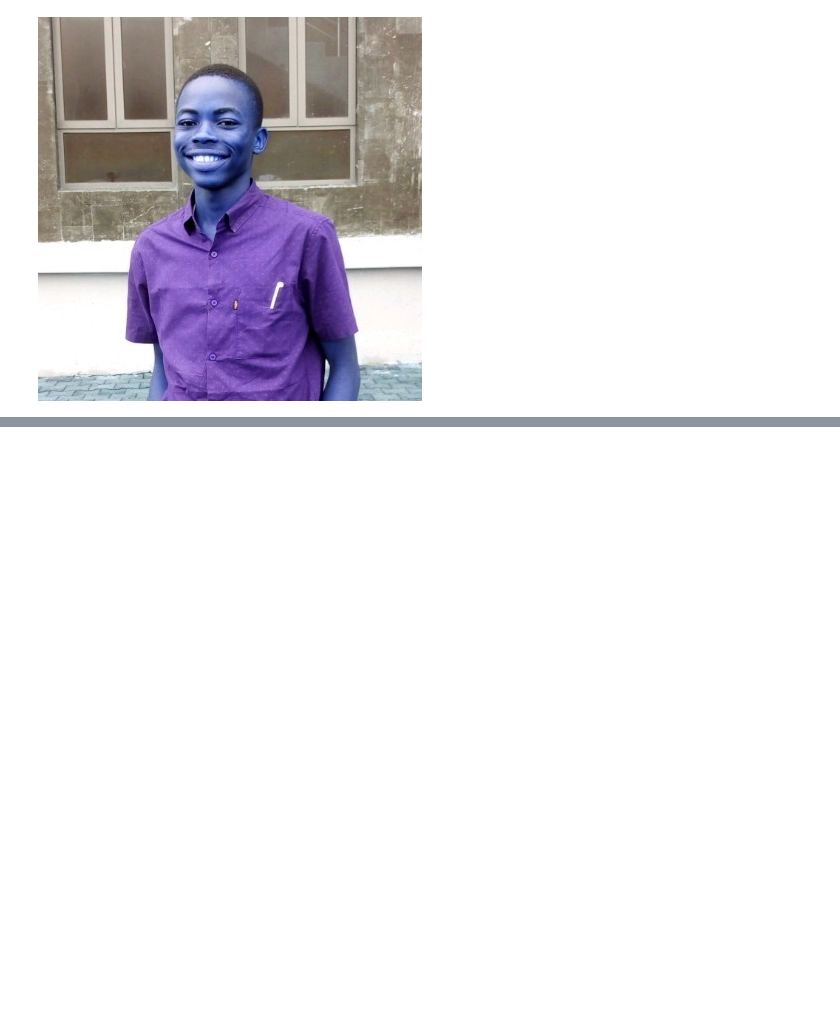
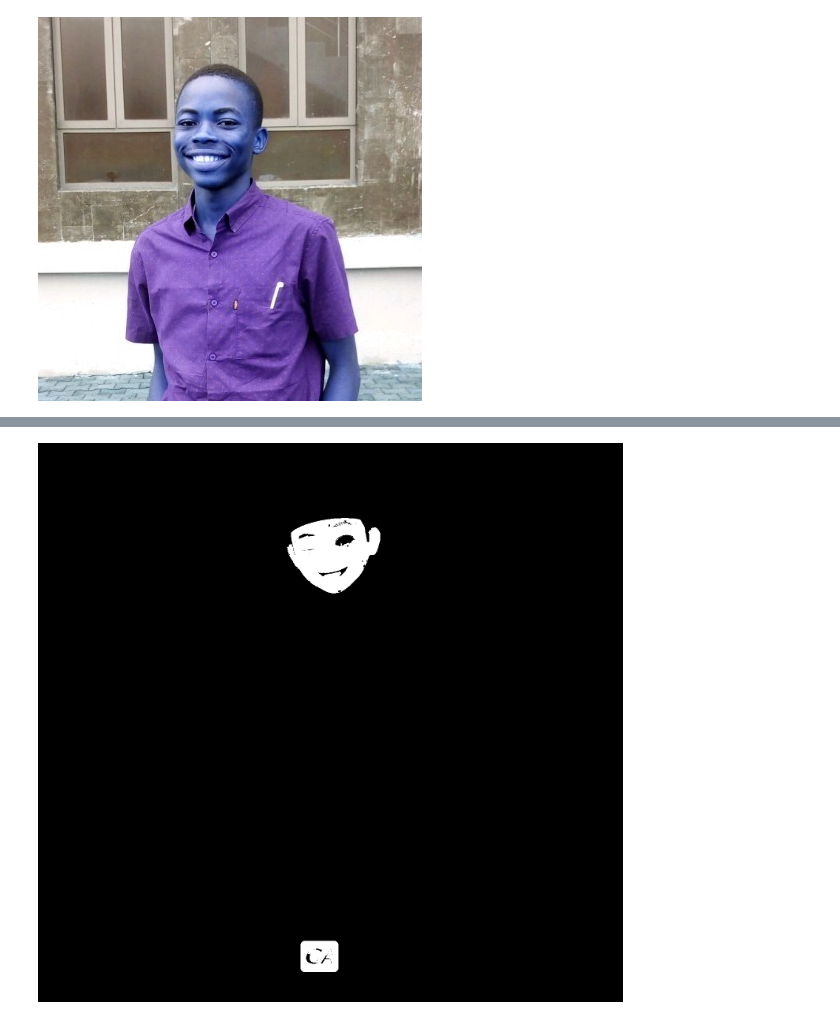
Before and after one commit to anice1/Intro-to-CV, a Jupyter notebook: Learning_Open_CV_(RGB).ipynb, the cells around one changed output, grey strips where cells are left out. Cells and saved outputs as stored; diff of their text form; code cells hidden in the pictures; blank space fills up the shorter version.

```diff
--- a/Learning_Open_CV_(RGB).ipynb
+++ b/Learning_Open_CV_(RGB).ipynb
@@ -141,0 +160,7 @@ cv2_imshow(bgr_image)
+# %%
+lower_range = np.array([0,30, 70])
+upper_range = np.array([15,255, 255])
+mask1 = cv2.inRange(x_hsv_image, lower_range, upper_range)
+cv2_imshow(mask1)
+# %% [output]
+[figure, added]
```
Also changed, not shown: parts of 8 cells of this notebook.
